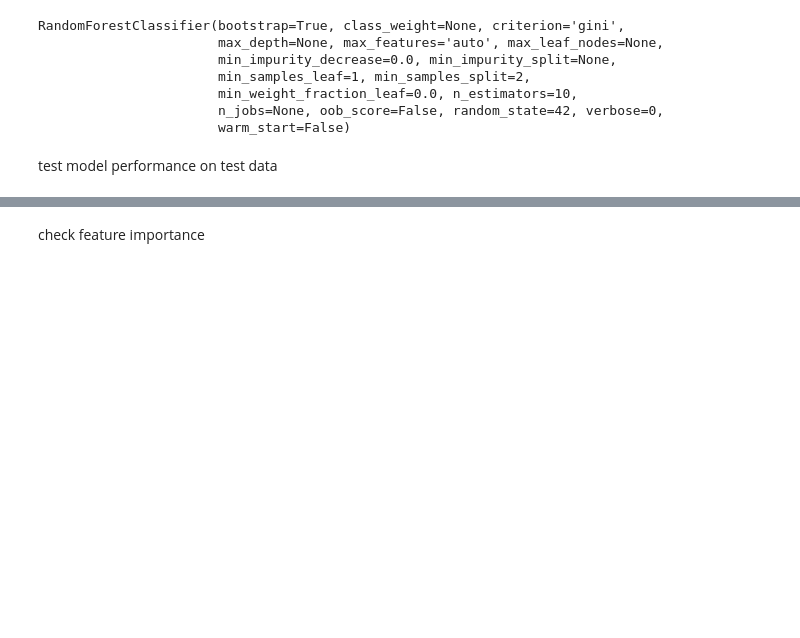
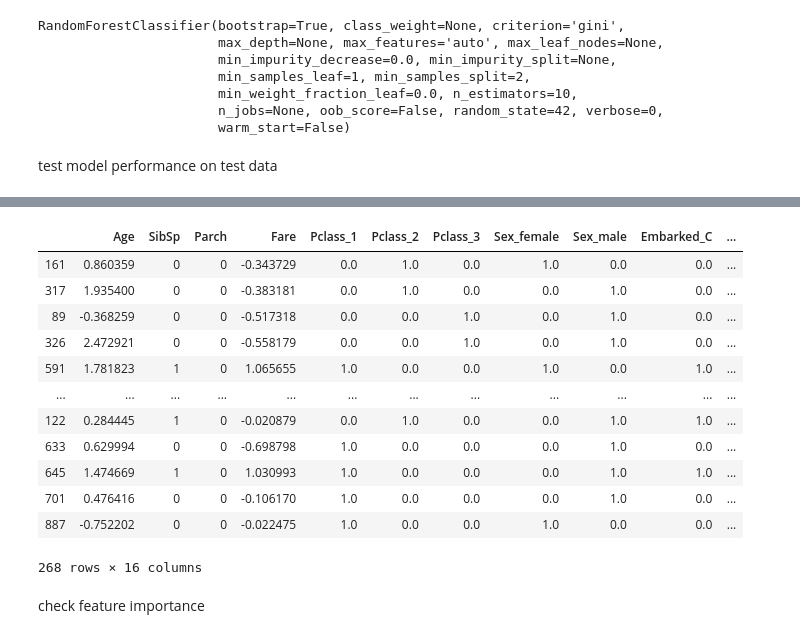
Before and after one commit to loej/ML-Research, a Jupyter notebook: Team Work/Xiaoyan/titanic/Titanic Random Forest.ipynb, the cells around one changed output, grey strips where cells are left out. Cells and saved outputs as stored; diff of their text form; code cells hidden in the pictures; blank space fills up the shorter version.

```diff
--- a/Team Work/Xiaoyan/titanic/Titanic Random Forest.ipynb
+++ b/Team Work/Xiaoyan/titanic/Titanic Random Forest.ipynb
@@ -186,0 +203,7 @@ report
+# %%
+# check predited outcome and probability
+predictions = classifier.predict_proba(xtest)
+xtest["actual_outcome"] = ytest
+xtest["prediction"] = ypred.tolist()
+xtest["prob_died"] = predictions[:,0].tolist()
+xtest["prob_surv"] = predictions[:,1].tolist()
@@ -187,3 +230,19 @@ report
+# %%
+xtest
+# %% [output]
+|  | Age | SibSp | Parch | Fare | Pclass_1 | Pclass_2 | Pclass_3 | Sex_female | Sex_male | Embarked_C | ... |
+| 161 | 0.860359 | 0 | 0 | -0.343729 | 0.0 | 1.0 | 0.0 | 1.0 | 0.0 | 0.0 | ... |
+| 317 | 1.935400 | 0 | 0 | -0.383181 | 0.0 | 1.0 | 0.0 | 0.0 | 1.0 | 0.0 | ... |
+| 89 | -0.368259 | 0 | 0 | -0.517318 | 0.0 | 0.0 | 1.0 | 0.0 | 1.0 | 0.0 | ... |
+| 326 | 2.472921 | 0 | 0 | -0.558179 | 0.0 | 0.0 | 1.0 | 0.0 | 1.0 | 0.0 | ... |
+| 591 | 1.781823 | 1 | 0 | 1.065655 | 1.0 | 0.0 | 0.0 | 1.0 | 0.0 | 1.0 | ... |
+| ... | ... | ... | ... | ... | ... | ... | ... | ... | ... | ... | ... |
+| 122 | 0.284445 | 1 | 0 | -0.020879 | 0.0 | 1.0 | 0.0 | 0.0 | 1.0 | 1.0 | ... |
+| 633 | 0.629994 | 0 | 0 | -0.698798 | 1.0 | 0.0 | 0.0 | 0.0 | 1.0 | 0.0 | ... |
+| 645 | 1.474669 | 1 | 0 | 1.030993 | 1.0 | 0.0 | 0.0 | 0.0 | 1.0 | 1.0 | ... |
+| 701 | 0.476416 | 0 | 0 | -0.106170 | 1.0 | 0.0 | 0.0 | 0.0 | 1.0 | 0.0 | ... |
+| 887 | -0.752202 | 0 | 0 | -0.022475 | 1.0 | 0.0 | 0.0 | 1.0 | 0.0 | 0.0 | ... |
+268 rows × 16 columns
 # %% [markdown]
 check feature importance
 # %%
```
Also changed, not shown: parts of 17 cells of this notebook.
